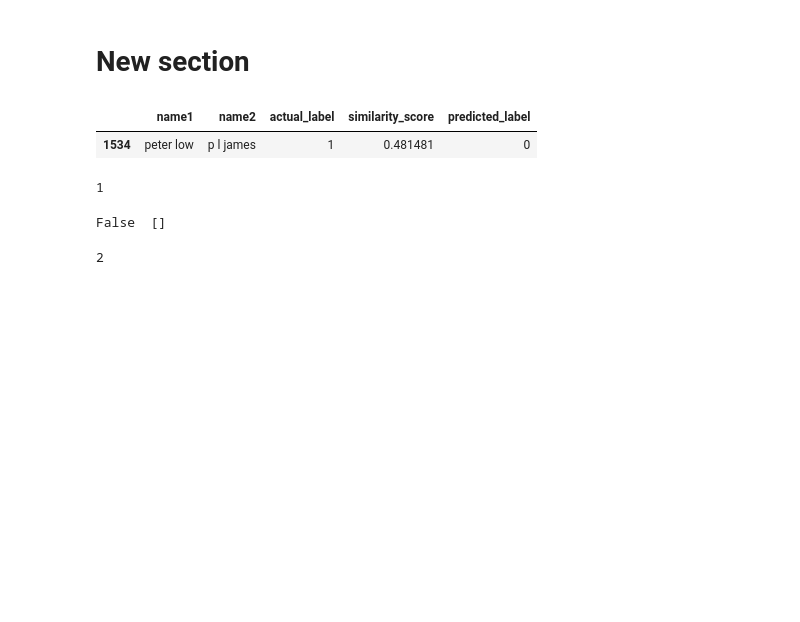
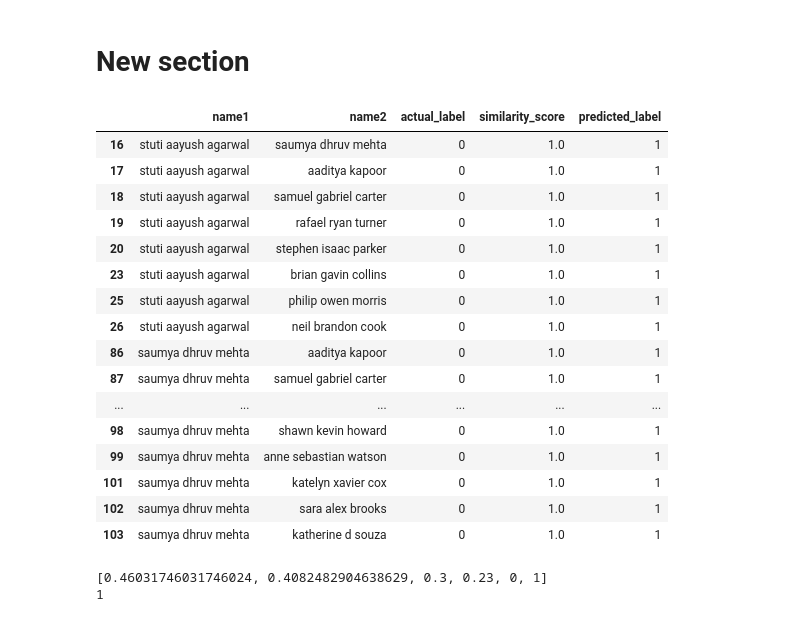
Before and after one commit to AMisha08/entity-matching, a Jupyter notebook: name_matching_final_solution.ipynb, the cells around one changed output. Drawn from its saved outputs; the diff is of its cells as text; code cells hidden in the pictures; blank space fills up the shorter version.

```diff
--- a/name_matching_final_solution.ipynb
+++ b/name_matching_final_solution.ipynb
@@ -224,33 +256,50 @@ ROC-AUC Score: 0.80
 # %% [markdown]
 # New section
 # %%
-df = training_dataset[(training_dataset["actual_label"] == 1) & (training_dataset["predicted_label"] == 0)]
+df = training_dataset[(training_dataset["actual_label"] == 0) & (training_dataset["predicted_label"] == 1)]
 df.to_csv("/content/sample_data/fail.csv")
 df.head(20)
 # %% [output]
 |  | name1 | name2 | actual_label | similarity_score | predicted_label |
-| 1534 | peter low | p l james | 1 | 0.481481 | 0 |
+| 16 | stuti aayush agarwal | saumya dhruv mehta | 0 | 1.0 | 1 |
+| 17 | stuti aayush agarwal | aaditya kapoor | 0 | 1.0 | 1 |
+| 18 | stuti aayush agarwal | samuel gabriel carter | 0 | 1.0 | 1 |
+| 19 | stuti aayush agarwal | rafael ryan turner | 0 | 1.0 | 1 |
+| 20 | stuti aayush agarwal | stephen isaac parker | 0 | 1.0 | 1 |
+| 23 | stuti aayush agarwal | brian gavin collins | 0 | 1.0 | 1 |
+| 25 | stuti aayush agarwal | philip owen morris | 0 | 1.0 | 1 |
+| 26 | stuti aayush agarwal | neil brandon cook | 0 | 1.0 | 1 |
+| 86 | saumya dhruv mehta | aaditya kapoor | 0 | 1.0 | 1 |
+| 87 | saumya dhruv mehta | samuel gabriel carter | 0 | 1.0 | 1 |
+| ... | ... | ... | ... | ... | ... |
+| 98 | saumya dhruv mehta | shawn kevin howard | 0 | 1.0 | 1 |
+| 99 | saumya dhruv mehta | anne sebastian watson | 0 | 1.0 | 1 |
+| 101 | saumya dhruv mehta | katelyn xavier cox | 0 | 1.0 | 1 |
+| 102 | saumya dhruv mehta | sara alex brooks | 0 | 1.0 | 1 |
+| 103 | saumya dhruv mehta | katherine d souza | 0 | 1.0 | 1 |
-# %%
-name1 ="p l james"
-name2 = "part lily jerrald"
-predict_similarity(name1, name2)
-# %% [output]
-1
-# %%
-def x(name1, name2):
-  splitted_name1 = name1.split(" ")
-  splitted_name2 = name2.split(" ")
-  if (len(splitted_name1) == 1):
-    print( True, name1, splitted_name2 )
-  elif (len(splitted_name1) == 1):
-    print( True, name2, splitted_name1  )
-  else:
-    print(False, "", [])
-
-x(name1, name2)
-# %% [output]
-False  []
-# %%
-len("stewart michael".split(" "))
-# %% [output]
-2
+# %%
+def q(name1, name2, include_phonetic_algos = True):
+  # scores from algos of distance
+  jaro_winkler_score = textdistance.jaro_winkler.normalized_similarity(name1,name2)
+  cosine_score = textdistance.cosine.normalized_similarity(name1, name2)
+  partial_score = (fuzz.partial_ratio(name1, name2)) / 100
+  token_set_score = (fuzz.token_set_ratio(name1, name2)) / 100
+
+  scores = [jaro_winkler_score, cosine_score, partial_score, token_set_score]
+  if (include_phonetic_algos):
+    # scores based on phonetic algorithms
+    soundex_score = compute_soundex_similarity(name1, name2)
+    double_metaphone_score = compute_double_metaphone_similarity(name1, name2)
+    scores.extend([soundex_score, double_metaphone_score])
+
+  print(scores)
+  overall_score = max(scores)
+  return overall_score
+
+name1 ="aaditya kapoor"
+name2 = "samuel gabriel carter"
+
+print(q(name1, name2))
+# %% [output]
+[0.46031746031746024, 0.4082482904638629, 0.3, 0.23, 0, 1]
+1
```
Also changed, not shown: parts of 2 cells of this notebook.
